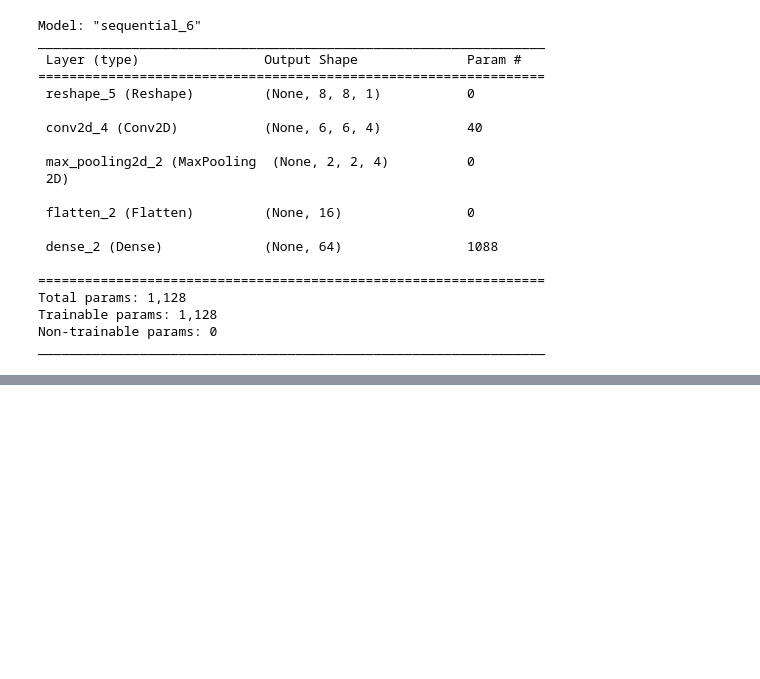
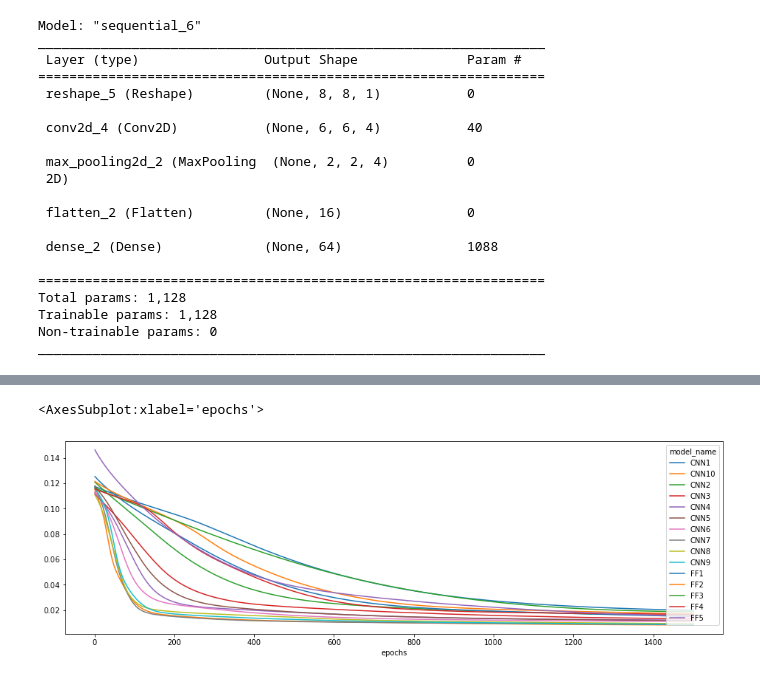
Before and after one commit to vytautas9/Tiriamiasis_Projektas_2, a Jupyter notebook: Tiriamasis2.ipynb, the cells around one changed output, grey strips where cells are left out. Cells and saved outputs as stored; diff of their text form; code cells hidden in the pictures; blank space fills up the shorter version.

```diff
--- a/Tiriamasis2.ipynb
+++ b/Tiriamasis2.ipynb
@@ -358,0 +473,7 @@ CNN1\CNN1
+# %%
+df_pivot = model_history.pivot(index='epochs', columns='model_name', values='val_mean_absolute_error')
+
+df_pivot.plot(figsize=(16, 4.8))
+# %% [output]
+<AxesSubplot:xlabel='epochs'>
+[figure, added]
```
Also changed, not shown: parts of 10 cells of this notebook.
